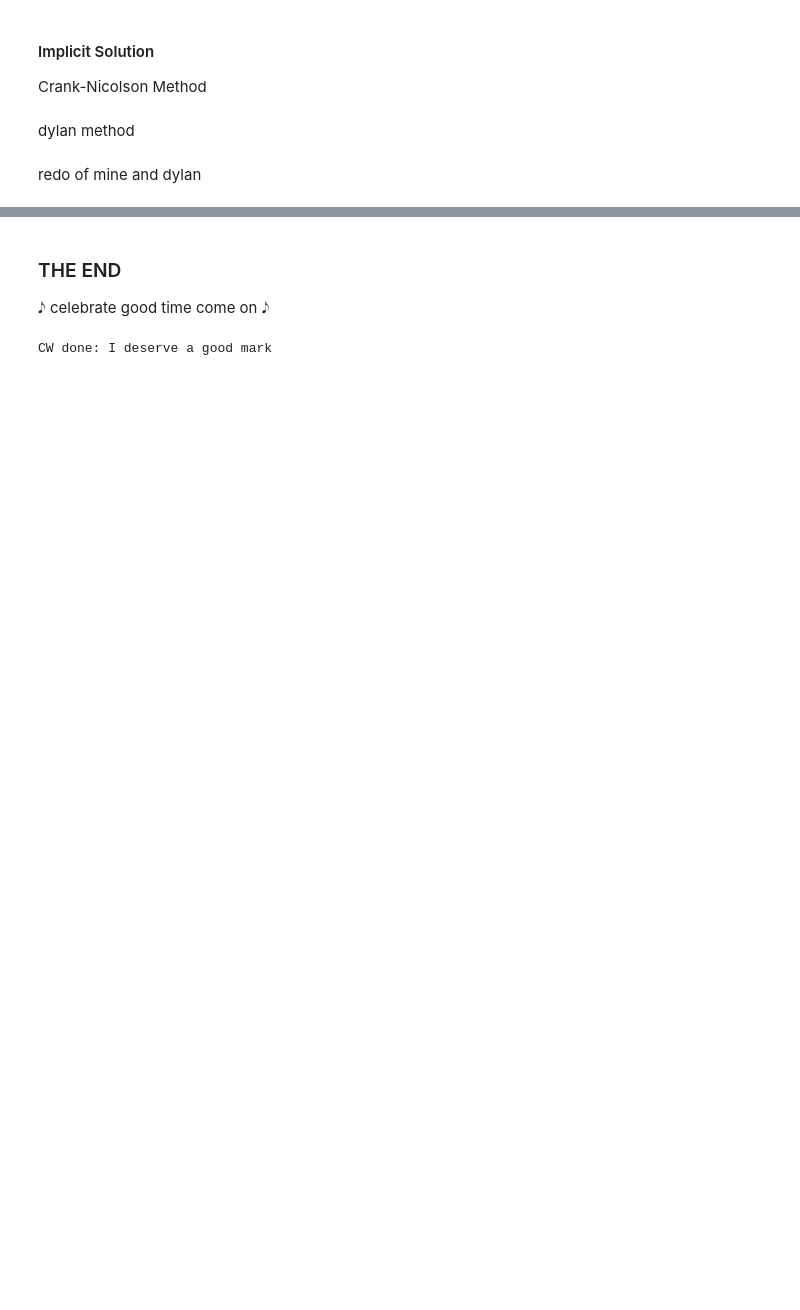
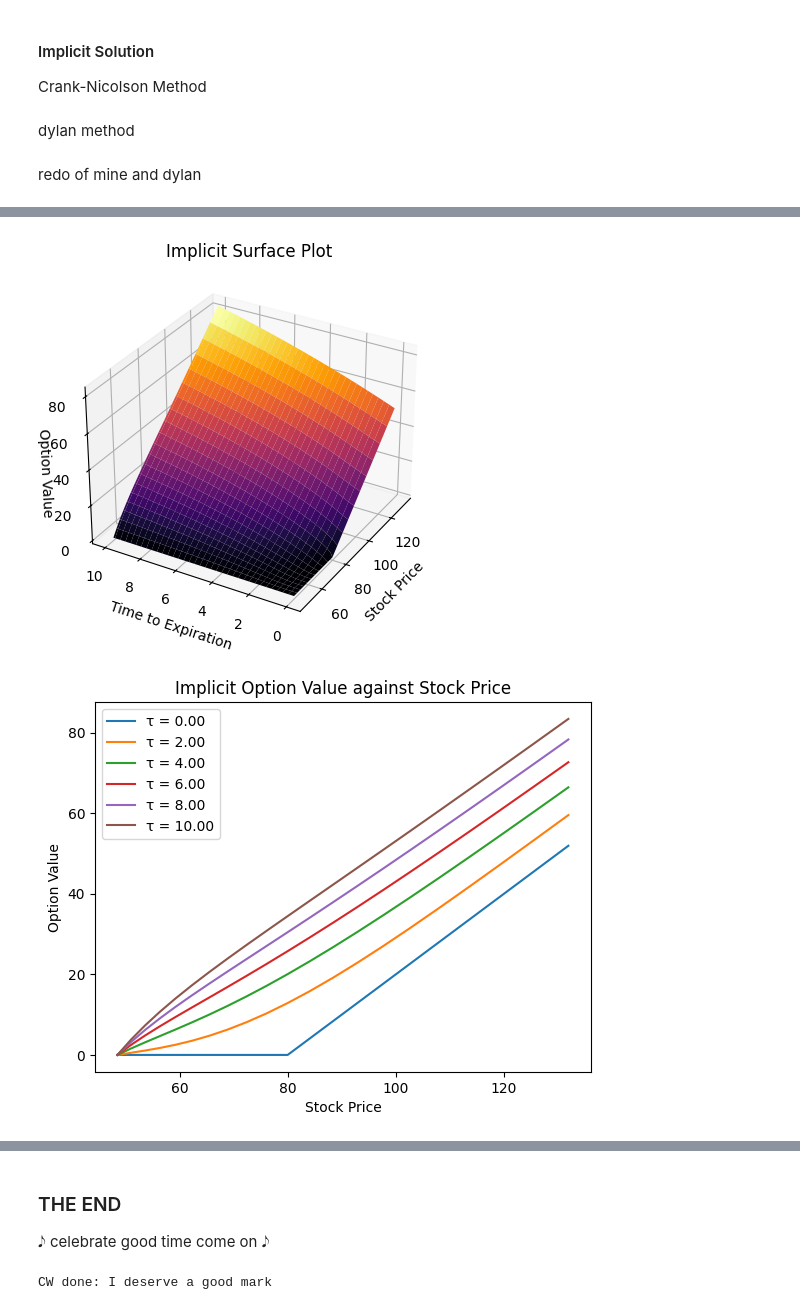
Before and after one commit to m1pan/Computing-Coursework, a Jupyter notebook: CW.Code.Template.ipynb, the cells around one changed output, grey strips where cells are left out. Cells and saved outputs as stored; diff of their text form; code cells hidden in the pictures; blank space fills up the shorter version.

```diff
--- a/CW.Code.Template.ipynb
+++ b/CW.Code.Template.ipynb
@@ -256,0 +352,33 @@ plt.show()
+# %%
+# surface plot of the implicit solution
+fig, ax = plt.subplots(subplot_kw={"projection": "3d"})
+ax.plot_surface(s_grid,tau_grid,v_implicit,cmap='inferno')
+ax.set_title('Implicit Surface Plot')
+ax.set_xlabel('Stock Price')
+ax.set_ylabel('Time to Expiration')
+ax.set_zlabel('Option Value')
+ax.zaxis.labelpad=-3
+ax.view_init(30, -150)
+plt.show()
+
+# Plot the value-stockprice plot at different times of implicit solution
+fig, ax = plt.subplots()
+for i in range(0,m,int(m/5)):
+    ax.plot(S,v_implicit[i],label='τ = %.2f' % tau[i])
+ax.set_title('Implicit Option Value against Stock Price')
+ax.set_xlabel('Stock Price')
+ax.set_ylabel('Option Value')
+ax.legend()
+plt.show()
+
+# contour plot of the implicit solution
+fig, ax = plt.subplots()
+cp = ax.contourf(s_grid,tau_grid,v_implicit,cmap='inferno')
+fig.colorbar(cp)
+ax.set_title('Implicit Contour Plot')
+ax.set_xlabel('Stock Price')
+ax.set_ylabel('Time to Expiration')
+plt.show()
+# %% [output]
+[figure, added]
+[figure, added]
```
Also changed, not shown: parts of 11 cells of this notebook.
